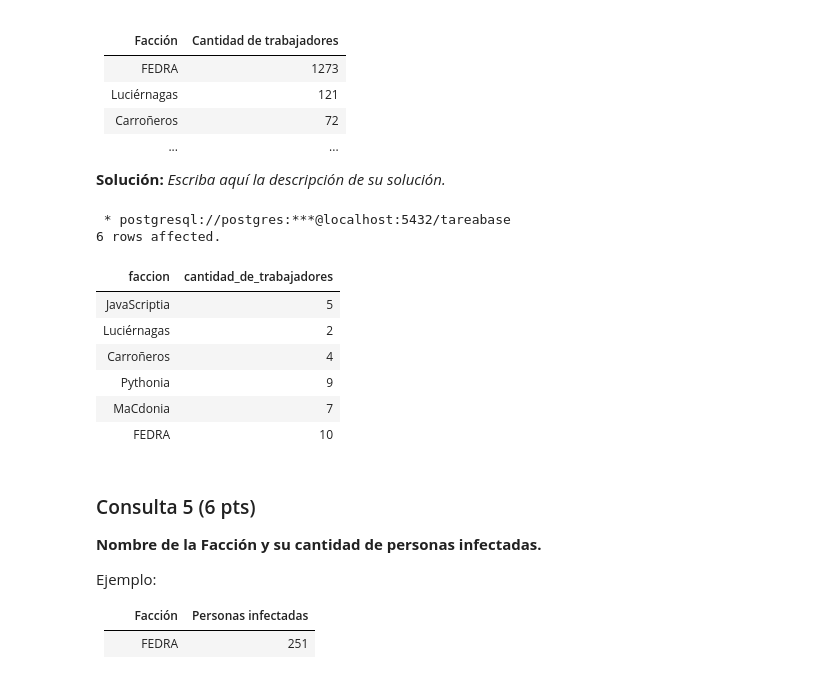
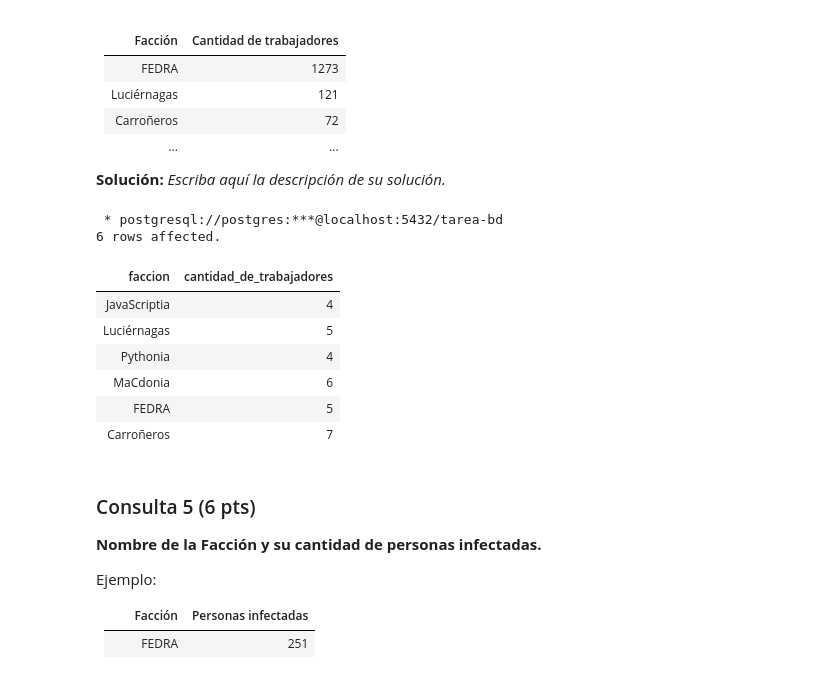
Before and after one commit to blindjamin/Tareas-Bases-de-Datos-Grupo, a Jupyter notebook: Tarea_1_BD_2023_1.ipynb, the cells around one changed output. Drawn from its saved outputs; the diff is of its cells as text; code cells hidden in the pictures.

```diff
--- a/Tarea_1_BD_2023_1.ipynb
+++ b/Tarea_1_BD_2023_1.ipynb
@@ -72,8 +80,8 @@ Para conectarse de forma declarativa a la Base de Datos, utilice el siguiente c
 connection = psycopg2.connect(
    host="localhost",
    user="postgres",
-   dbname='tareabase',
-   password="benjamin"
+   dbname='tarea-bd',
+   password="benjamin11"
 )
 
 print(connection)
@@ -626,35 +588,35 @@ Ejemplo:
 # %%
 %%sql
 
-SELECT facciones.nombre AS faccion, COUNT (persona_tiene_trabajo.id_persona) AS cantidad_de_trabajadores
-FROM
+SELECT facciones.nombre AS faccion, COUNT (persona_tiene_trabajo.id_persona) AS cantidad_de_trabajadores   --Contamos todas las personas que tienen trabajo
+FROM                                                                     --facciones será la tabla que ocupará el SELECT
     facciones
 
-RIGHT JOIN
-     persona_pertenece_faccion
+INNER JOIN                                                               --unimos la tabla facciones con persona_pertenece_faccion
+    persona_pertenece_faccion
 ON
-    facciones.id=persona_pertenece_faccion.id_faccion
+    facciones.id=persona_pertenece_faccion.id_faccion                    --la union es gracias a la primary key de facciones igualada a una de las foreign key de persona_pertenece_faccion(id_faccion)
 
-LEFT JOIN
+INNER JOIN                                                               --unimos la tabla persona_pertenece_faccion con persona_tiene_trabajo
     persona_tiene_trabajo
 ON
-    persona_pertenece_faccion.id_persona=persona_tiene_trabajo.id_persona
+    persona_pertenece_faccion.id_persona=persona_tiene_trabajo.id_persona --la union es gracias a una de las primary key(id_persona) de persona_pertenece_faccion igualada a una de las foreign key de persona_tiene_trabajo(id_persona)
 
 WHERE
-    persona_tiene_trabajo.estado=true AND persona_tiene_trabajo.ultima_vez_realizado <= '2021-12-01'
+    persona_tiene_trabajo.estado=true AND persona_tiene_trabajo.ultima_vez_realizado <= '2021-12-01'  --Como condición solo se mostrarán las personas que esten activas en sus trabajos hasta una fecha X
 
 GROUP BY
     facciones.nombre;
 # %% [output]
- * postgresql://postgres:***@localhost:5432/tareabase
+ * postgresql://postgres:***@localhost:5432/tarea-bd
 6 rows affected.
 | faccion | cantidad_de_trabajadores |
-| JavaScriptia | 5 |
-| Luciérnagas | 2 |
-| Carroñeros | 4 |
-| Pythonia | 9 |
-| MaCdonia | 7 |
-| FEDRA | 10 |
+| JavaScriptia | 4 |
+| Luciérnagas | 5 |
+| Pythonia | 4 |
+| MaCdonia | 6 |
+| FEDRA | 5 |
+| Carroñeros | 7 |
 # %% [markdown]
 ### Consulta 5 (6 pts)
 **Nombre de la Facción y su cantidad de personas infectadas.**
```
Also changed, not shown: parts of 14 cells of this notebook.
